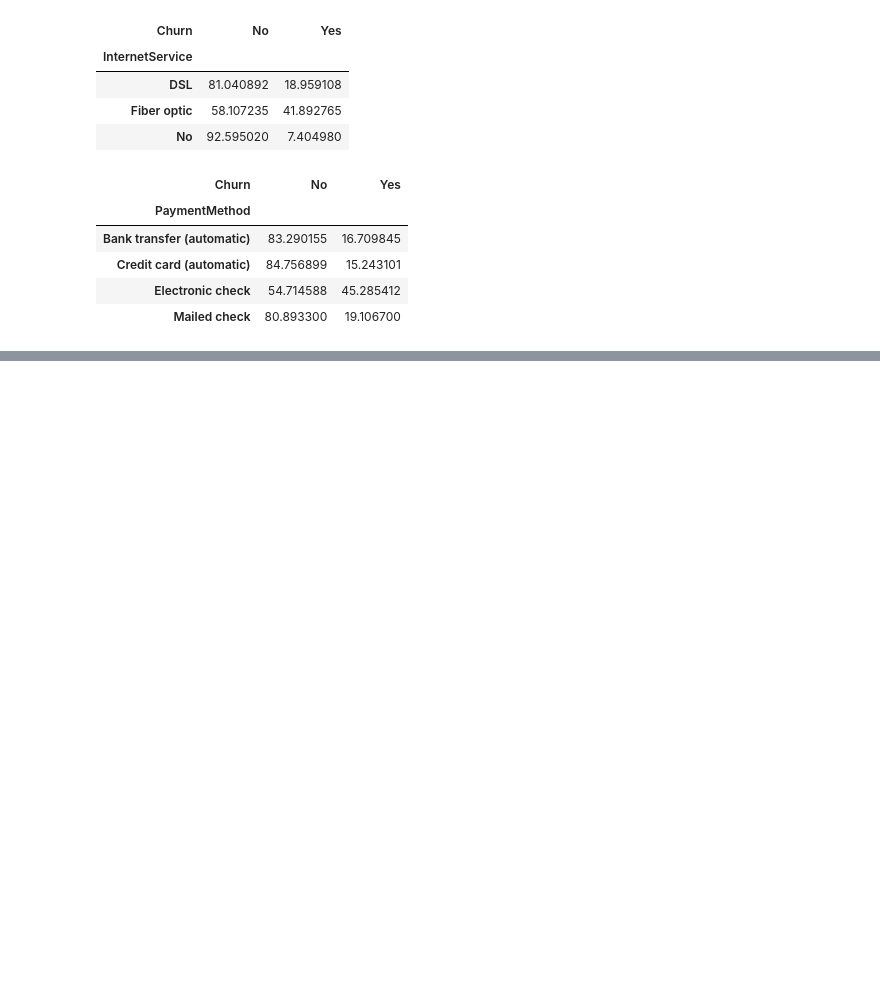
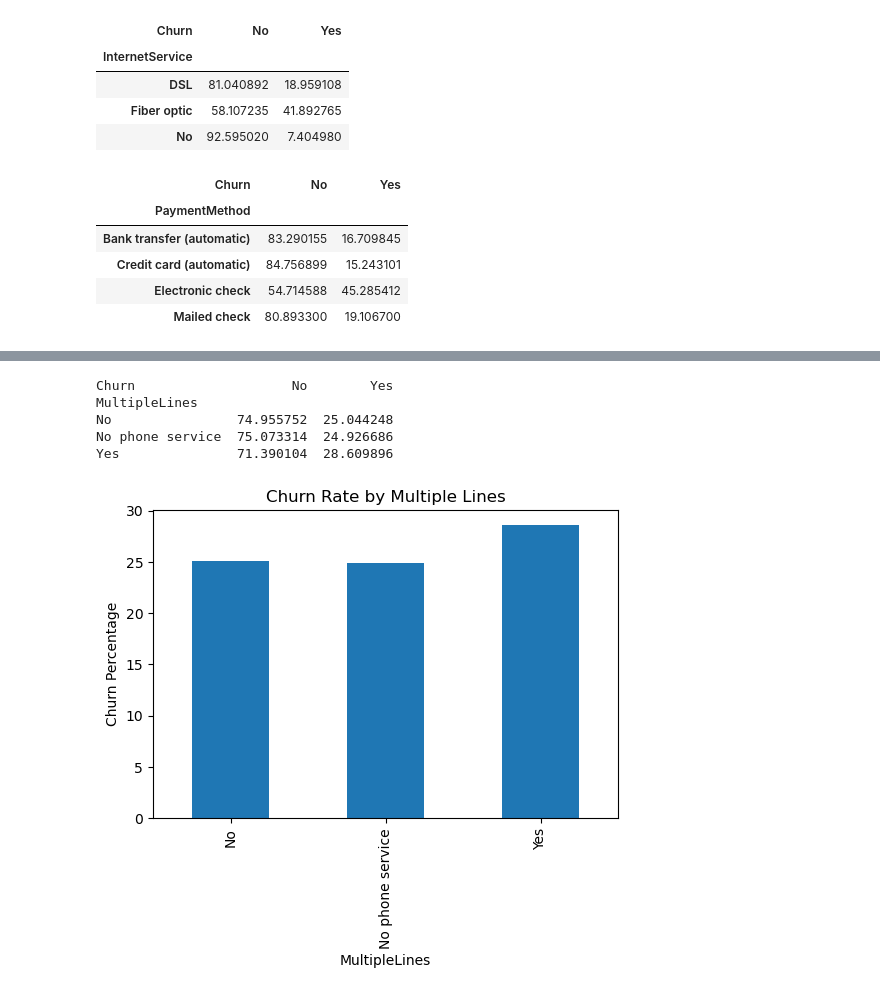
Before and after one commit to gobarihimanshu071/Customer-Churn-Prediction, a Jupyter notebook: notebook/churn_analysis.ipynb, the cells around one changed output, grey strips where cells are left out. Cells and saved outputs as stored; diff of their text form; code cells hidden in the pictures; blank space fills up the shorter version.

```diff
--- a/notebook/churn_analysis.ipynb
+++ b/notebook/churn_analysis.ipynb
@@ -291,0 +359,24 @@ pd.crosstab(
+# %%
+multiple_churn = pd.crosstab(
+    df["MultipleLines"],
+    df["Churn"],
+    normalize="index"
+) * 100
+
+print(multiple_churn)
+
+multiple_churn["Yes"].plot(
+    kind="bar",
+    figsize=(6,4)
+)
+
+plt.ylabel("Churn Percentage")
+plt.title("Churn Rate by Multiple Lines")
+plt.show()
+# %% [output]
+Churn                    No        Yes
+MultipleLines
+No                74.955752  25.044248
+No phone service  75.073314  24.926686
+Yes               71.390104  28.609896
+[figure, added]
```
Also changed, not shown: parts of 12 cells of this notebook.
